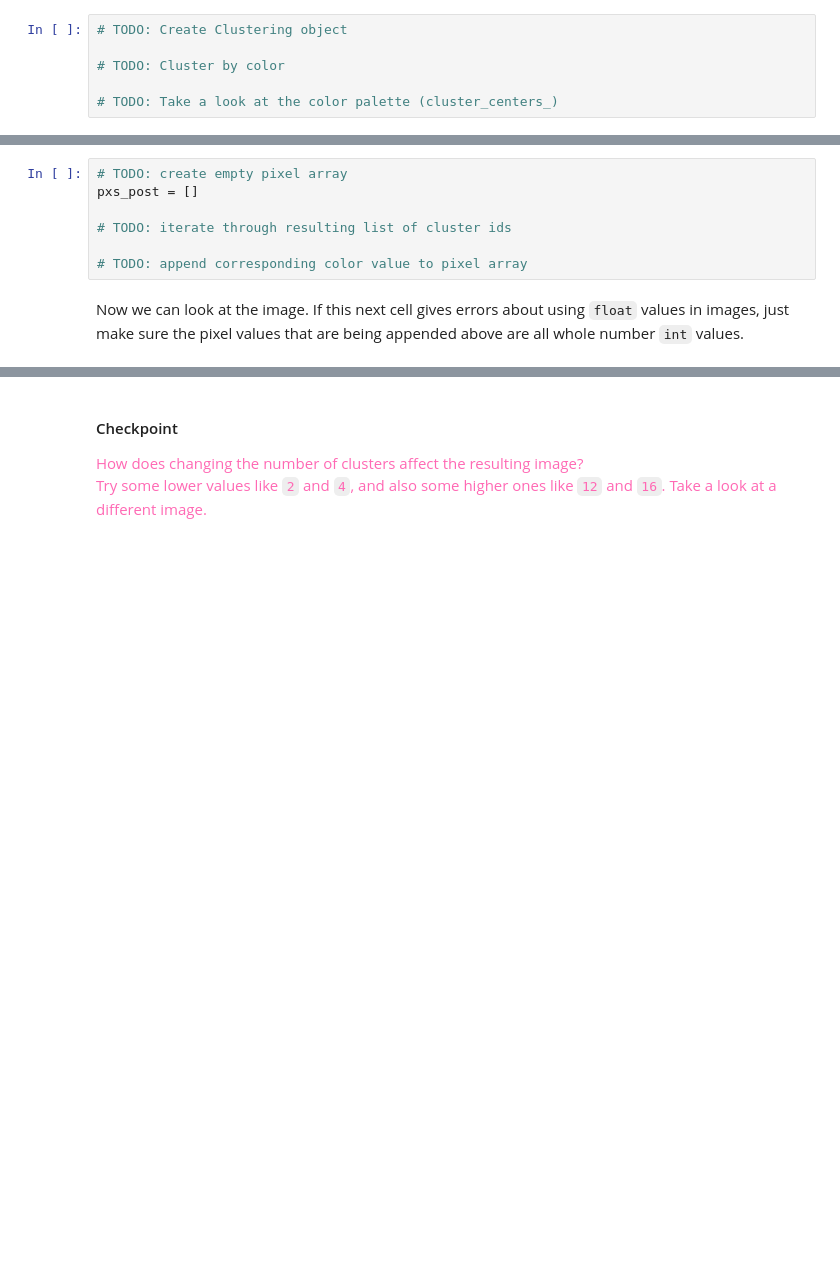
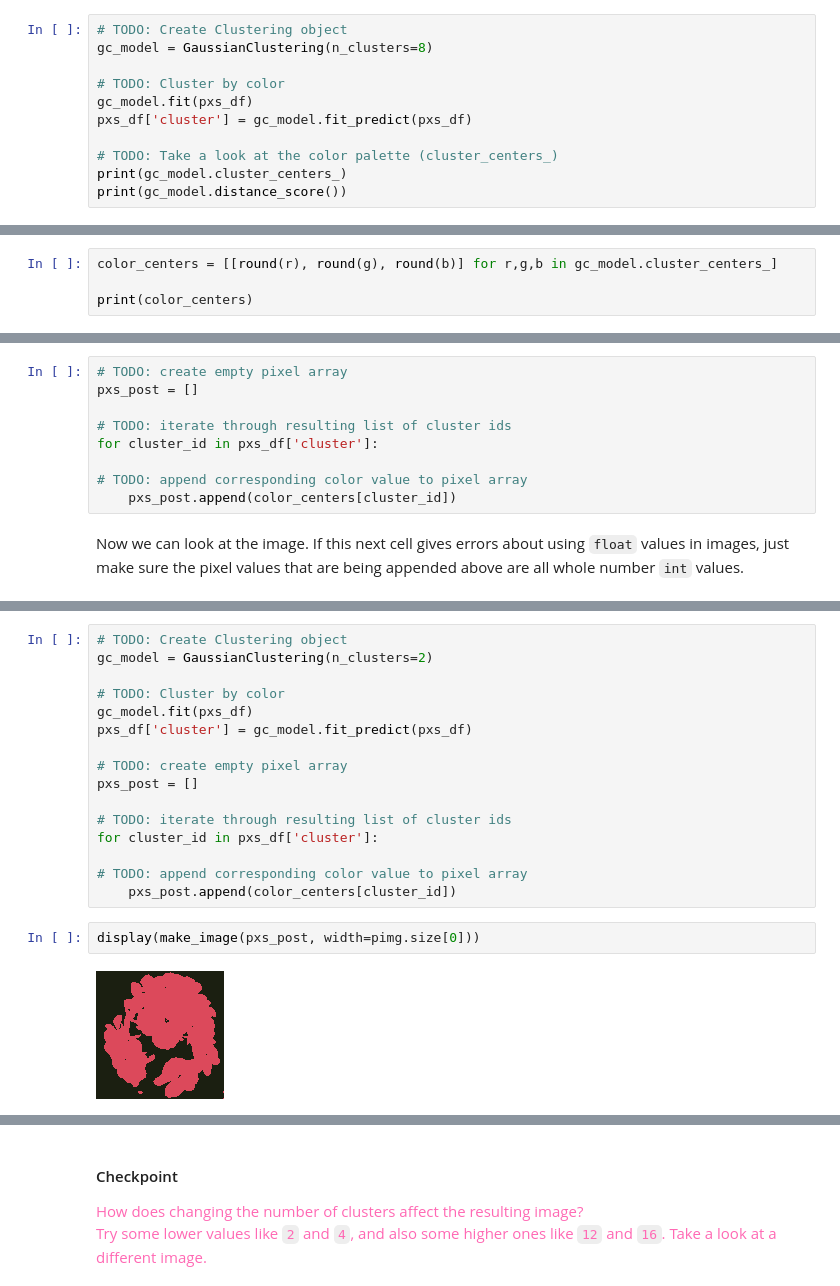
Before and after one commit to machineLearn-xuan/HW08, a Jupyter notebook: Homework08.ipynb, the cells around one changed output, grey strips where cells are left out. Cells and saved outputs as stored; diff of their text form; blank space fills up the shorter version.

```diff
--- a/Homework08.ipynb
+++ b/Homework08.ipynb
@@ -375,7 +378,12 @@ pxs_df = pd.DataFrame(pxs, columns=["R", "G", "B"])
 Create a clustering object, cluster colors into $8$ clusters with `fit_predict()` and take a look at our color palette (`cluster_centers_`):
 # %%
 # TODO: Create Clustering object
+gc_model = GaussianClustering(n_clusters=8)
 
 # TODO: Cluster by color
+gc_model.fit(pxs_df)
+pxs_df['cluster'] = gc_model.fit_predict(pxs_df)
 
 # TODO: Take a look at the color palette (cluster_centers_)
+print(gc_model.cluster_centers_)
+print(gc_model.distance_score())
@@ -393,3 +404,7 @@ Does anything stand out about the colors?
 Since we're only doing one image for now, let's take a look at the clustering result.
 
 This is like in the lecture notebook. We'll start with an empty pixel array and as we iterate through the `DataFrame` of cluster ids we append the corresponding colors to it.
+# %%
+color_centers = [[round(r), round(g), round(b)] for r,g,b in gc_model.cluster_centers_]
+
+print(color_centers)
@@ -398,8 +415,10 @@ This is like in the lecture notebook. We'll start with an empty pixel array and
 pxs_post = []
 
 # TODO: iterate through resulting list of cluster ids
+for cluster_id in pxs_df['cluster']:
 
 # TODO: append corresponding color value to pixel array
+    pxs_post.append(color_centers[cluster_id])
 # %% [markdown]
 Now we can look at the image. If this next cell gives errors about using `float` values in images, just make sure the pixel values that are being appended above are all whole number `int` values.
 # %%
@@ -406,0 +428,20 @@ display(make_image(pxs_post, width=pimg.size[0]))
+# %%
+# TODO: Create Clustering object
+gc_model = GaussianClustering(n_clusters=2)
+
+# TODO: Cluster by color
+gc_model.fit(pxs_df)
+pxs_df['cluster'] = gc_model.fit_predict(pxs_df)
+
+# TODO: create empty pixel array
+pxs_post = []
+
+# TODO: iterate through resulting list of cluster ids
+for cluster_id in pxs_df['cluster']:
+
+# TODO: append corresponding color value to pixel array
+    pxs_post.append(color_centers[cluster_id])
+# %%
+display(make_image(pxs_post, width=pimg.size[0]))
+# %% [output]
+[figure, added]
```
Also changed, not shown: parts of 11 cells of this notebook.
